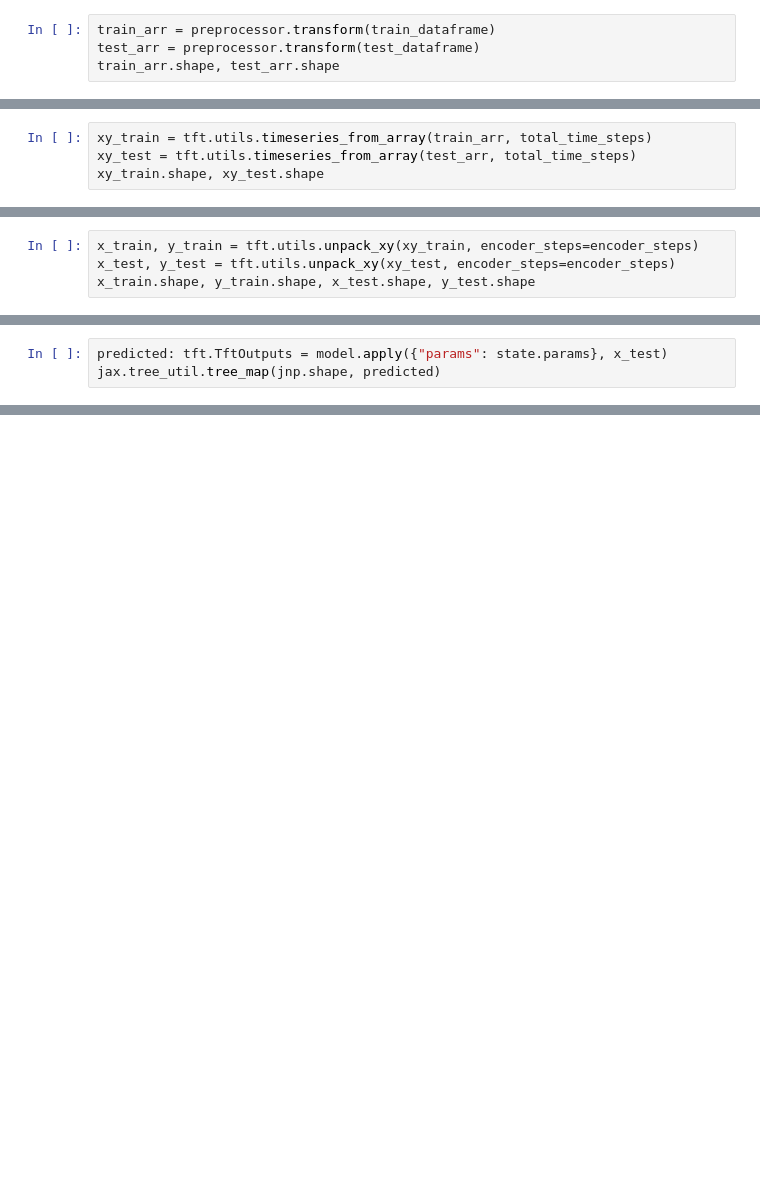
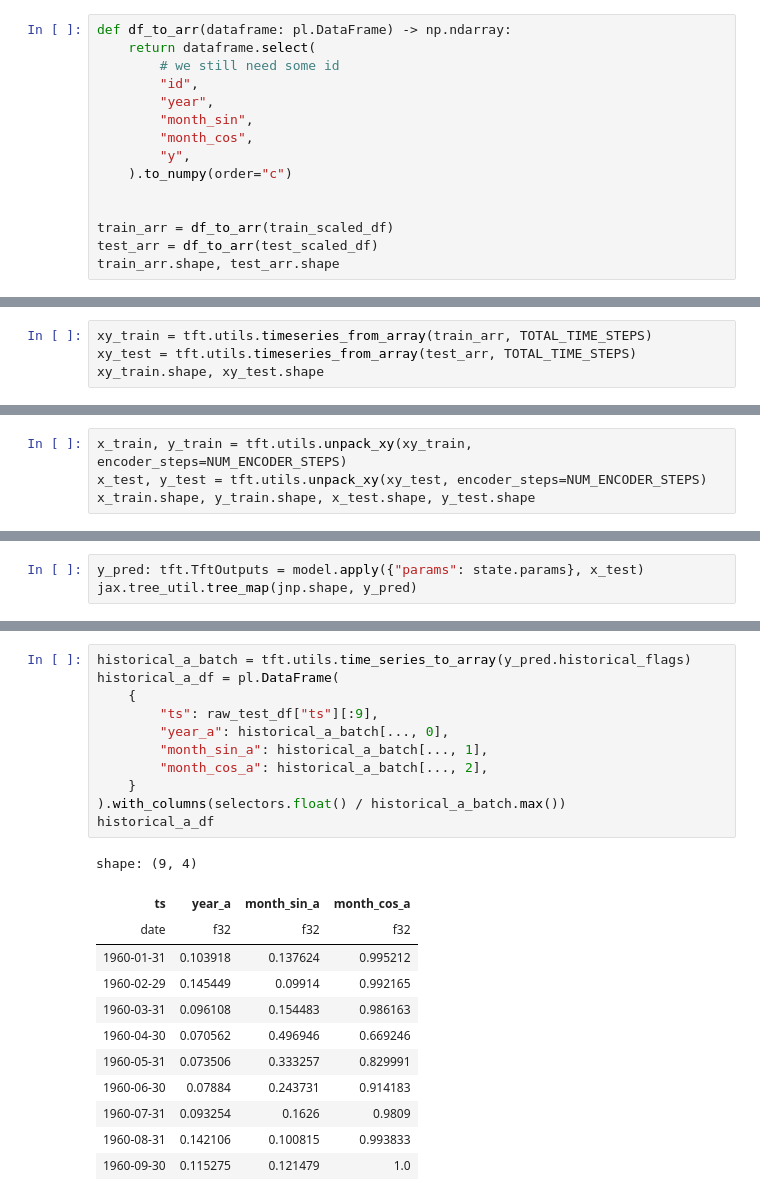
Before and after one commit to aaarrti/temporal_fusion_transformer, a Jupyter notebook: notebooks/air_passengers.ipynb, the cells around one changed output, grey strips where cells are left out. Cells and saved outputs as stored; diff of their text form; blank space fills up the shorter version.

```diff
--- a/notebooks/air_passengers.ipynb
+++ b/notebooks/air_passengers.ipynb
@@ -65,4 +165,15 @@ len(train_dataframe), len(test_dataframe)
 # %%
-train_arr = preprocessor.transform(train_dataframe)
-test_arr = preprocessor.transform(test_dataframe)
+def df_to_arr(dataframe: pl.DataFrame) -> np.ndarray:
+    return dataframe.select(
+        # we still need some id
+        "id",
+        "year",
+        "month_sin",
+        "month_cos",
+        "y",
+    ).to_numpy(order="c")
+
+
+train_arr = df_to_arr(train_scaled_df)
+test_arr = df_to_arr(test_scaled_df)
 train_arr.shape, test_arr.shape
@@ -69,4 +182,4 @@ train_arr.shape, test_arr.shape
 # %%
-xy_train = tft.utils.timeseries_from_array(train_arr, total_time_steps)
-xy_test = tft.utils.timeseries_from_array(test_arr, total_time_steps)
+xy_train = tft.utils.timeseries_from_array(train_arr, TOTAL_TIME_STEPS)
+xy_test = tft.utils.timeseries_from_array(test_arr, TOTAL_TIME_STEPS)
 xy_train.shape, xy_test.shape
@@ -73,4 +188,4 @@ xy_train.shape, xy_test.shape
 # %%
-x_train, y_train = tft.utils.unpack_xy(xy_train, encoder_steps=encoder_steps)
-x_test, y_test = tft.utils.unpack_xy(xy_test, encoder_steps=encoder_steps)
+x_train, y_train = tft.utils.unpack_xy(xy_train, encoder_steps=NUM_ENCODER_STEPS)
+x_test, y_test = tft.utils.unpack_xy(xy_test, encoder_steps=NUM_ENCODER_STEPS)
 x_train.shape, y_train.shape, x_test.shape, y_test.shape
@@ -145,3 +299,3 @@ gc.collect()
 # %%
-predicted: tft.TftOutputs = model.apply({"params": state.params}, x_test)
-jax.tree_util.tree_map(jnp.shape, predicted)
+y_pred: tft.TftOutputs = model.apply({"params": state.params}, x_test)
+jax.tree_util.tree_map(jnp.shape, y_pred)
@@ -194,0 +361,24 @@ tft.utils.plot_feature_importance(
+# %%
+historical_a_batch = tft.utils.time_series_to_array(y_pred.historical_flags)
+historical_a_df = pl.DataFrame(
+    {
+        "ts": raw_test_df["ts"][:9],
+        "year_a": historical_a_batch[..., 0],
+        "month_sin_a": historical_a_batch[..., 1],
+        "month_cos_a": historical_a_batch[..., 2],
+    }
+).with_columns(selectors.float() / historical_a_batch.max())
+historical_a_df
+# %% [output]
+shape: (9, 4)
+| ts | year_a | month_sin_a | month_cos_a |
+| date | f32 | f32 | f32 |
+| 1960-01-31 | 0.103918 | 0.137624 | 0.995212 |
+| 1960-02-29 | 0.145449 | 0.09914 | 0.992165 |
+| 1960-03-31 | 0.096108 | 0.154483 | 0.986163 |
+| 1960-04-30 | 0.070562 | 0.496946 | 0.669246 |
+| 1960-05-31 | 0.073506 | 0.333257 | 0.829991 |
+| 1960-06-30 | 0.07884 | 0.243731 | 0.914183 |
+| 1960-07-31 | 0.093254 | 0.1626 | 0.9809 |
+| 1960-08-31 | 0.142106 | 0.100815 | 0.993833 |
+| 1960-09-30 | 0.115275 | 0.121479 | 1.0 |
```
Also changed, not shown: parts of 38 cells of this notebook, 22 other files.
